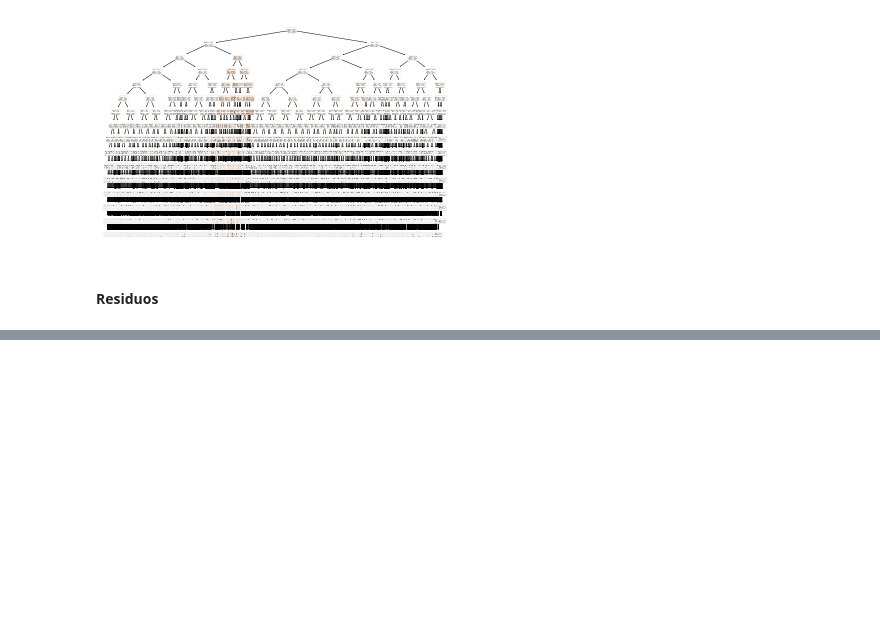
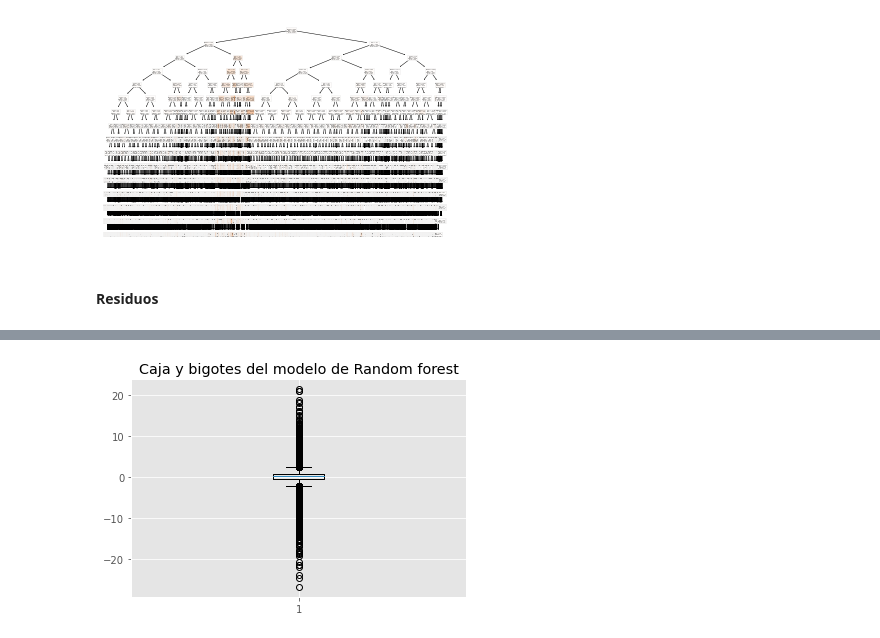
Before and after one commit to Orlando19943/Proyecto1-DM, a Jupyter notebook: predictions.ipynb, the cells around one changed output, grey strips where cells are left out. Saved outputs shown, nothing was run; the diff lists cells and outputs as text; code cells hidden in the pictures; blank space fills up the shorter version.

```diff
--- a/predictions.ipynb
+++ b/predictions.ipynb
@@ -341,0 +345,6 @@ plt.show()
+# %%
+plt.boxplot(residuales)
+plt.title('Caja y bigotes del modelo de Random forest')
+plt.show()
+# %% [output]
+[figure, added]
```
Also changed, not shown: parts of 3 cells of this notebook.
